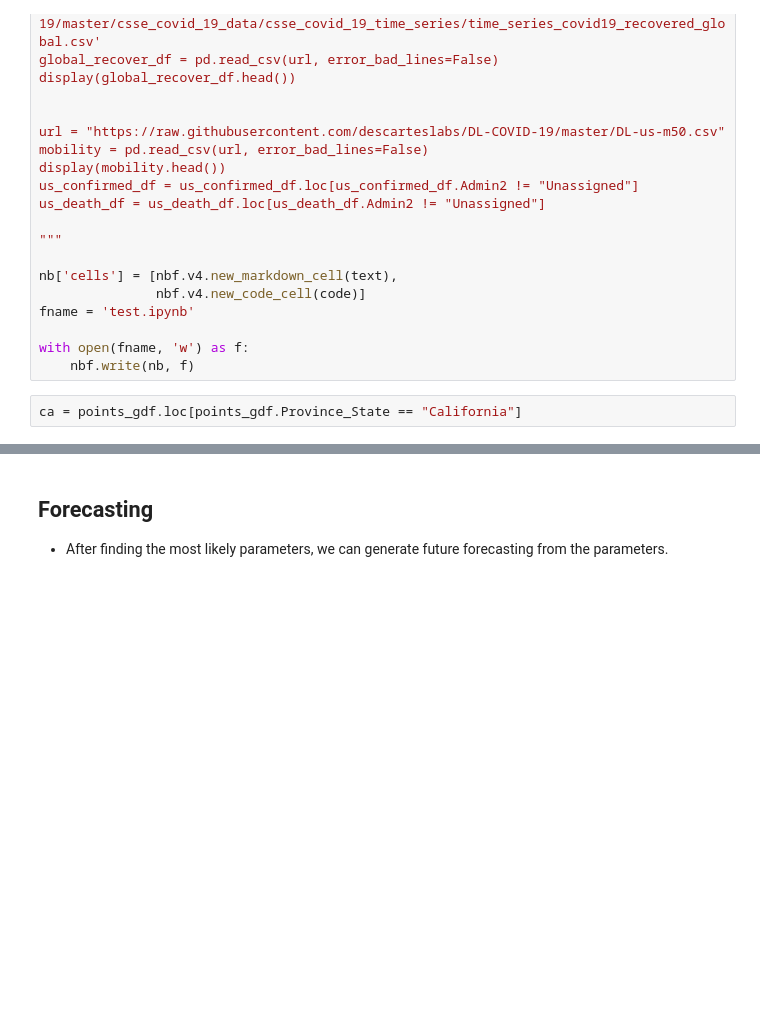
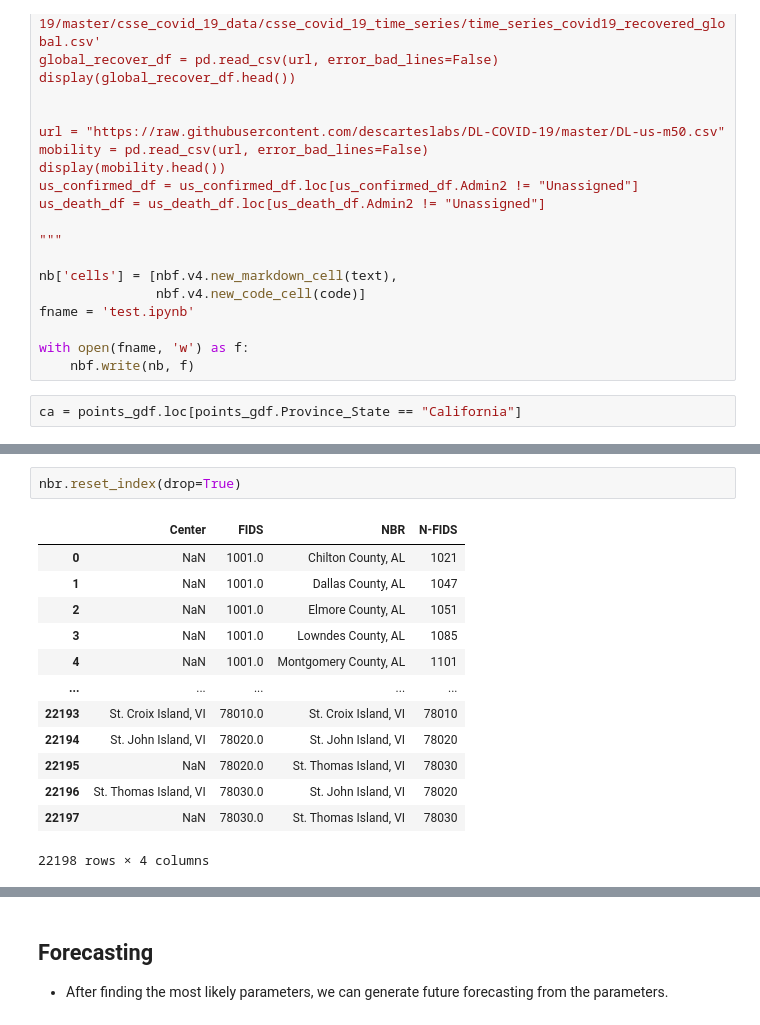
Before and after one commit to wendyw1999/epidemiology_capstone_project, a Jupyter notebook: notebooks/Stimulation 2.ipynb, the cells around one changed output, grey strips where cells are left out. Cells and saved outputs as stored; diff of their text form; blank space fills up the shorter version.

```diff
--- a/notebooks/Stimulation 2.ipynb
+++ b/notebooks/Stimulation 2.ipynb
@@ -401,0 +451,16 @@ ca = points_gdf.loc[points_gdf.Province_State == "California"]
+# %%
+nbr.reset_index(drop=True)
+# %% [output]
+|  | Center | FIDS | NBR | N-FIDS |
+| 0 | NaN | 1001.0 | Chilton County, AL | 1021 |
+| 1 | NaN | 1001.0 | Dallas County, AL | 1047 |
+| 2 | NaN | 1001.0 | Elmore County, AL | 1051 |
+| 3 | NaN | 1001.0 | Lowndes County, AL | 1085 |
+| 4 | NaN | 1001.0 | Montgomery County, AL | 1101 |
+| ... | ... | ... | ... | ... |
+| 22193 | St. Croix Island, VI | 78010.0 | St. Croix Island, VI | 78010 |
+| 22194 | St. John Island, VI | 78020.0 | St. John Island, VI | 78020 |
+| 22195 | NaN | 78020.0 | St. Thomas Island, VI | 78030 |
+| 22196 | St. Thomas Island, VI | 78030.0 | St. John Island, VI | 78020 |
+| 22197 | NaN | 78030.0 | St. Thomas Island, VI | 78030 |
+22198 rows × 4 columns
```
Also changed, not shown: parts of 16 cells of this notebook, 5 other files.
